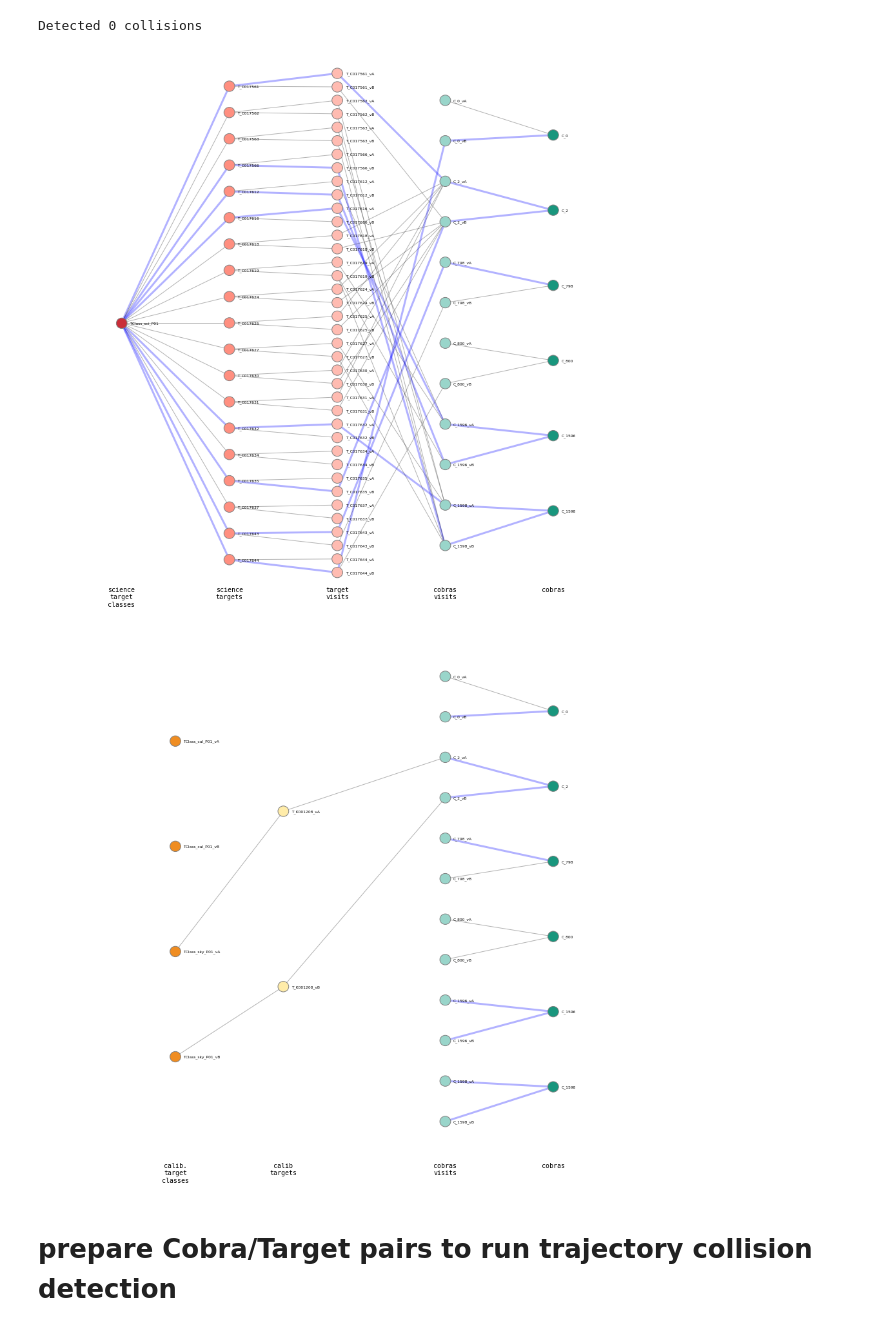
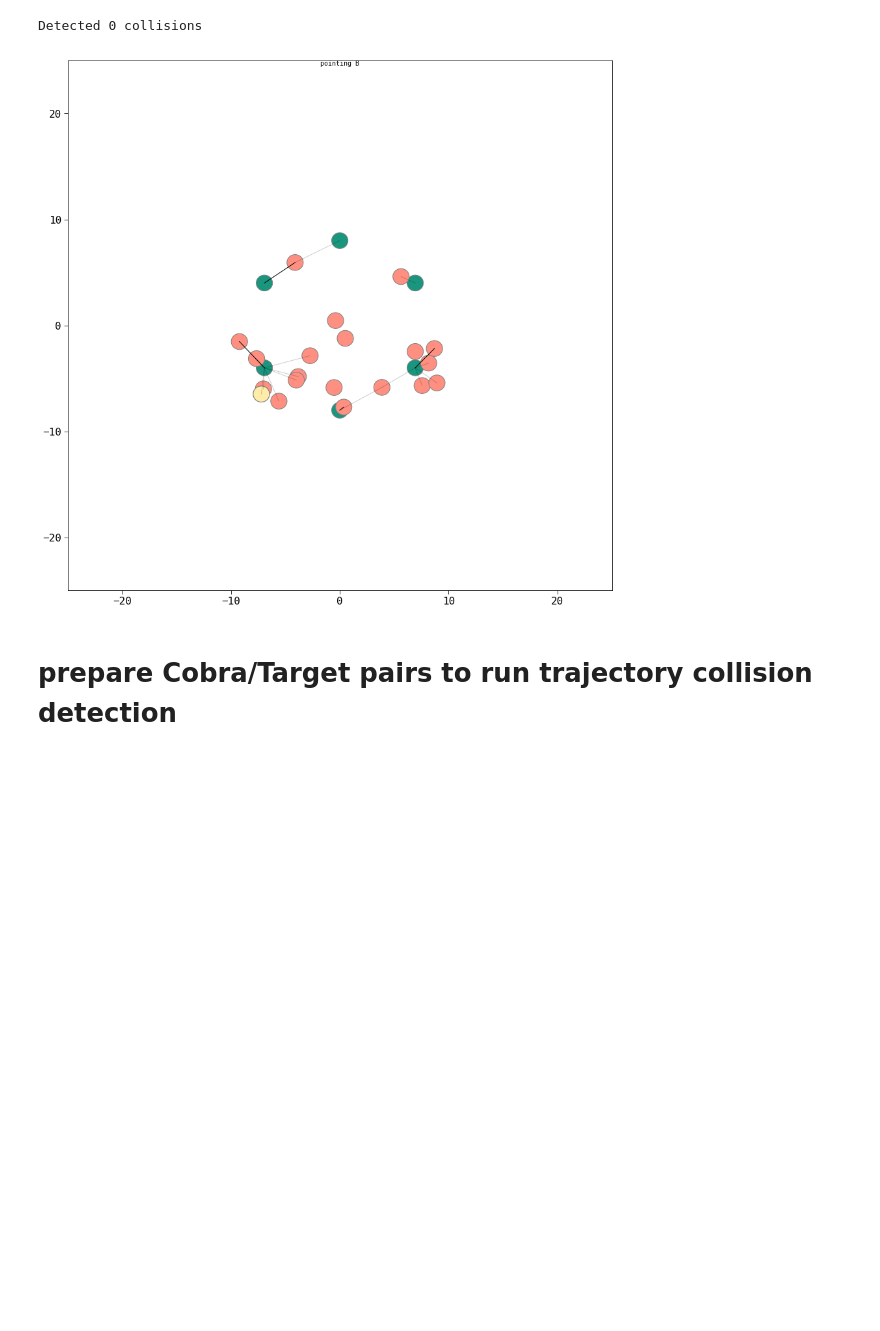
Before and after one commit to Subaru-PFS/ets_networkflow, a Jupyter notebook: netflow_COSII_offset_refactor.ipynb, the cells around one changed output. Drawn from its saved outputs; the diff is of its cells as text; code cells hidden in the pictures; blank space fills up the shorter version.

Commit message:
Enabled focal plane plotting for offsets.

```diff
--- a/netflow_COSII_offset_refactor.ipynb
+++ b/netflow_COSII_offset_refactor.ipynb
@@ -867,8 +867,3 @@ for fp in flow_pairs:
 print("Detected {} collisions".format(NCOLL))
 # %% [output]
 Detected 0 collisions
-# %%
-plotSurveyPlan(g)
-# %% [output]
-[figure, removed]
-[figure, removed]
@@ -877,16 +870,16 @@ plotSurveyPlan(g)
 # %%
 from pfs_netflow.plotting import plotFocalPlane
 def setflows(g,flows):
     for a in g.arcs.itervalues():
         k = '{}={}'.format(a.startnode.id,a.endnode.id)
         if flows.has_key(k):
             a.flow = value(flows[k])
 
 if True:
-    from pfs_netflow.plotting import plotFocalPlane
-
-    plotFocalPlane(g, visit=0, W=50)
-    plotSurveyPlan(g)
+    plotFocalPlane(g, pid='B', W=50)
+    #plotSurveyPlan(g)
+# %% [output]
+[figure, added]
 # %% [markdown]
 # prepare Cobra/Target pairs to run trajectory collision detection
 # %%
```
Also changed, not shown: parts of 6 cells of this notebook, 3 other files.
